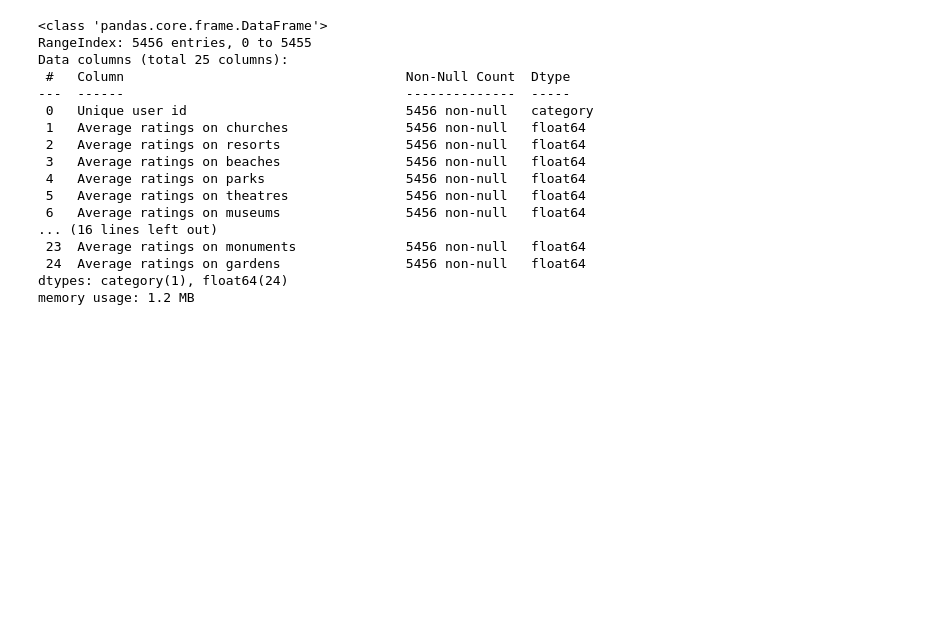
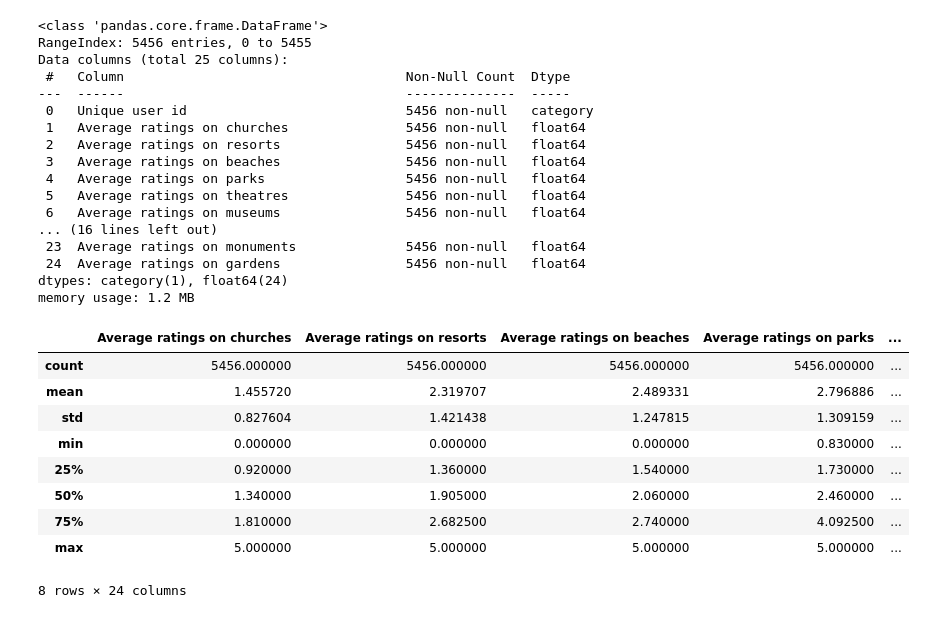
Before and after one commit to gabrielaaguiv5/ProjectI, a Jupyter notebook: notebooks/01_eda_overview.ipynb, the cells around one changed output. Drawn from its saved outputs; the diff is of its cells as text; code cells hidden in the pictures; blank space fills up the shorter version.

```diff
--- a/notebooks/01_eda_overview.ipynb
+++ b/notebooks/01_eda_overview.ipynb
@@ -234,58 +236,26 @@ dtypes: category(1), float64(24)
 memory usage: 1.2 MB
 # %%
 # 3. Basic Info
+# Estadísticas descriptivas (media, mediana, desviación estándar, percentiles, etc.).
 
-# 5. Univariate Analysis
-## Numerical
-num_cols = df.select_dtypes(include=['int64', 'float64']).columns
-for col in num_cols:
-    plt.figure(figsize=(10, 4))
-    plt.subplot(1, 2, 1)
-    sns.histplot(df[col], kde=True)
-    plt.title(f"Histogram of {col}")
-    plt.subplot(1, 2, 2)
-    sns.boxplot(x=df[col])
-    plt.title(f"Boxplot of {col}")
-    plt.show()
+columnas_numericas = ['Average ratings on churches', 'Average ratings on resorts', 'Average ratings on beaches', 'Average ratings on parks', 'Average ratings on theatres', 'Average ratings on museums',
+    'Average ratings on malls', 'Average ratings on zoo', 'Average ratings on restaurants', 'Average ratings on pubs/bars', 'Average ratings on local services', 'Average ratings on burger/pizza shops',
+    'Average ratings on hotels/other lodgings', 'Average ratings on juice bars', 'Average ratings on art galleries', 'Average ratings on dance clubs', 'Average ratings on swimming pools',
+    'Average ratings on gyms', 'Average ratings on bakeries', 'Average ratings on beauty & spas', 'Average ratings on cafes', 'Average ratings on view points', 'Average ratings on monuments', 'Average ratings on gardens']
 
-## Categorical
-cat_cols = df.select_dtypes(include='object').columns
-for col in cat_cols:
-    plt.figure(figsize=(8, 4))
-    sns.countplot(data=df, x=col, order=df[col].value_counts().index)
-    plt.xticks(rotation=45)
-    plt.title(f"Countplot of {col}")
-    plt.show()
+CNum = datos[columnas_numericas]
 
-# 6. Bivariate Analysis
-## Correlation Heatmap
-plt.figure(figsize=(12, 8))
-sns.heatmap(df[num_cols].corr(), annot=True, cmap='coolwarm', fmt=".2f")
-plt.title("Correlation Matrix")
-plt.show()
+# Medidas de tendencia central
 
-## Pairplot
-# sns.pairplot(df[num_cols])
-# plt.show()
-
-# 7. Categorical vs Numerical
-# Example: Boxplot of numerical vs. categorical feature
-# sns.boxplot(x='categorical_col', y='numerical_col', data=df)
-# plt.show()
-
-# 8. Outlier Detection (Z-score example)
-# from scipy.stats import zscore
-# z_scores = np.abs(zscore(df[num_cols]))
-# outliers = (z_scores > 3).sum(axis=0)
-# print("Outliers per column:", outliers)
-
-# 9. Skewness and Kurtosis
-for col in num_cols:
-    print(f"{col}: Skewness = {df[col].skew():.2f}, Kurtosis = {df[col].kurt():.2f}")
-
-# 10. Summary & Insights
-# Add markdown cells or print statements summarizing key findings.
-
-# Example:
-# print("Insight: Column X shows high skewness, consider log transformation.")
-# print("Insight: Column Y has strong correlation with target.")
+CNum.describe()
+# %% [output]
+|  | Average ratings on churches | Average ratings on resorts | Average ratings on beaches | Average ratings on parks | ... |
+| count | 5456.000000 | 5456.000000 | 5456.000000 | 5456.000000 | ... |
+| mean | 1.455720 | 2.319707 | 2.489331 | 2.796886 | ... |
+| std | 0.827604 | 1.421438 | 1.247815 | 1.309159 | ... |
+| min | 0.000000 | 0.000000 | 0.000000 | 0.830000 | ... |
+| 25% | 0.920000 | 1.360000 | 1.540000 | 1.730000 | ... |
+| 50% | 1.340000 | 1.905000 | 2.060000 | 2.460000 | ... |
+| 75% | 1.810000 | 2.682500 | 2.740000 | 4.092500 | ... |
+| max | 5.000000 | 5.000000 | 5.000000 | 5.000000 | ... |
+8 rows × 24 columns
```
Also changed, not shown: parts of 7 cells of this notebook.
